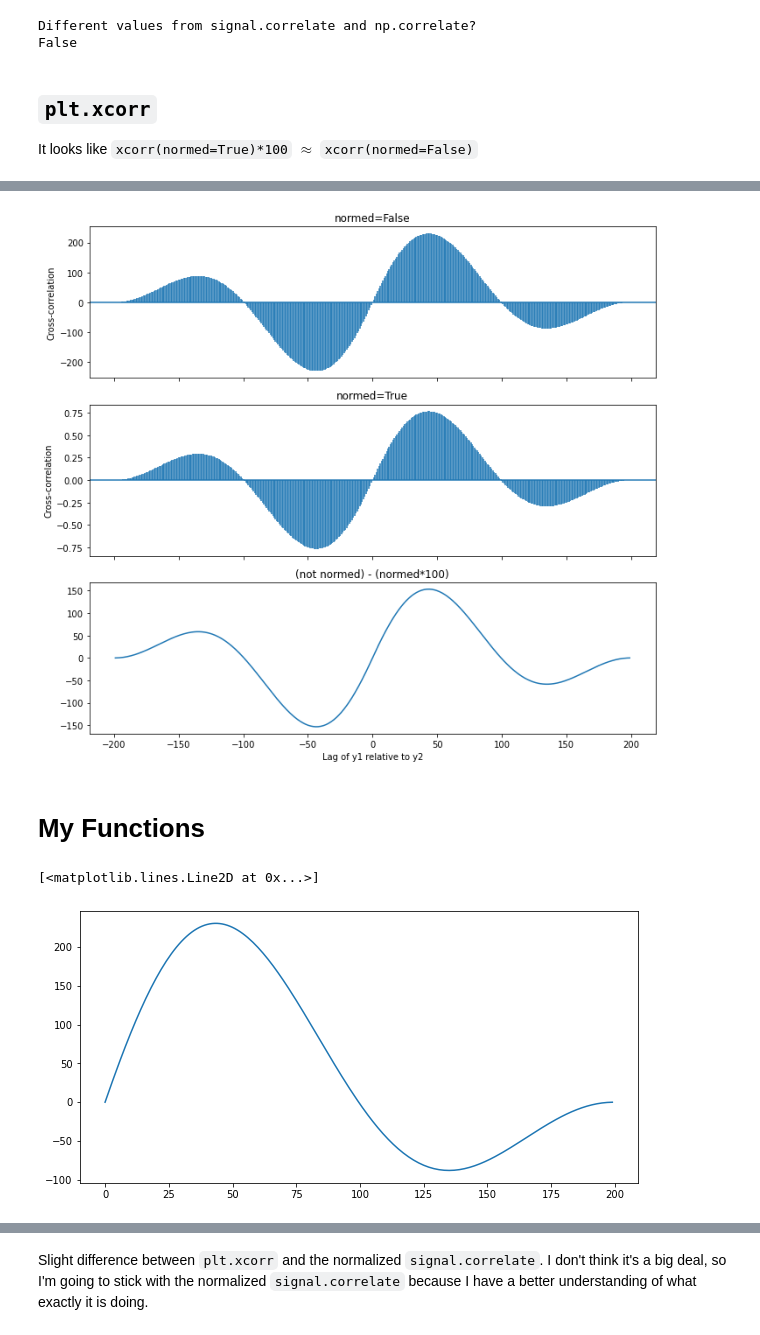
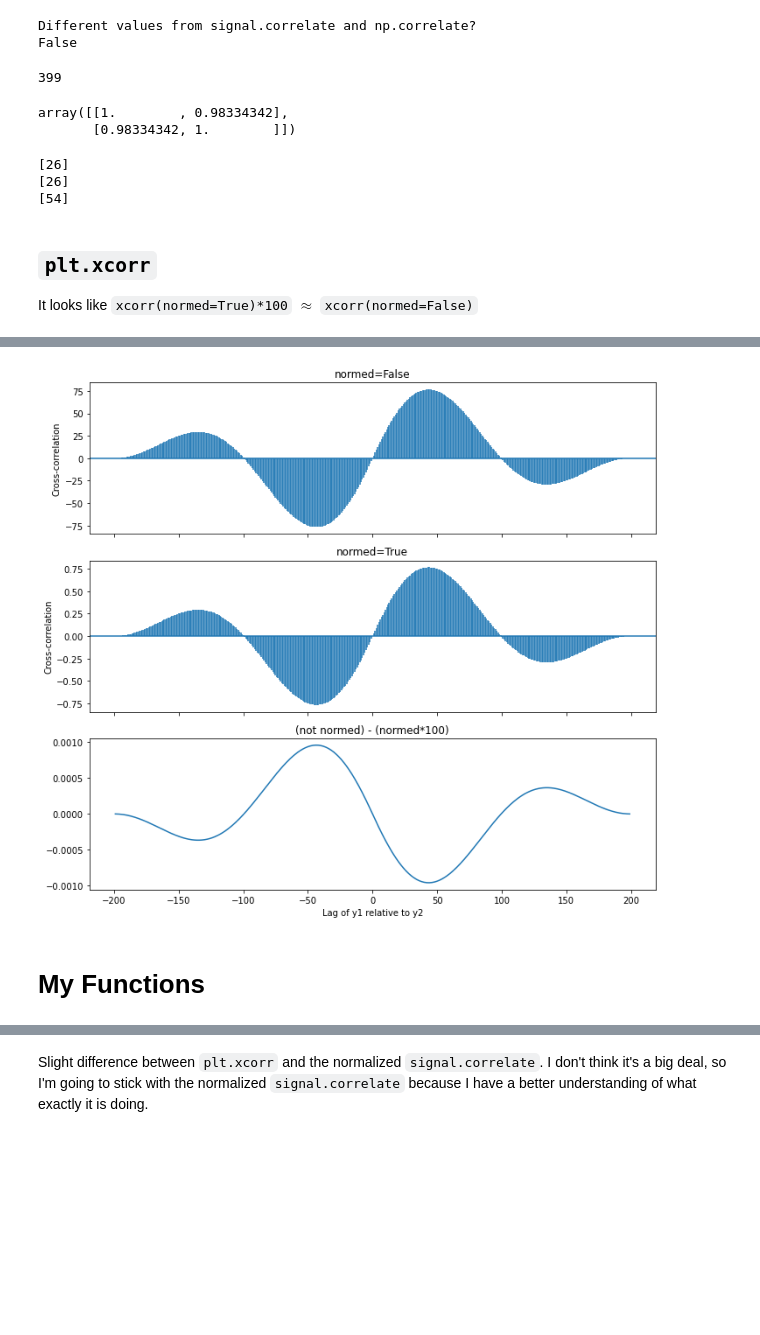
Before and after one commit to bbuchovecky/hmei, a Jupyter notebook: notebooks/correlation_analysis.ipynb, the cells around one changed output, grey strips where cells are left out. Drawn from its saved outputs; the diff is of its cells as text; code cells hidden in the pictures; blank space fills up the shorter version.

```diff
--- a/notebooks/correlation_analysis.ipynb
+++ b/notebooks/correlation_analysis.ipynb
@@ -115,11 +116,52 @@ print(False in (signal.correlate(y1, y2, mode='full') == np.correlate(y1, y2, mo
 # %% [output]
 Different values from signal.correlate and np.correlate?
 False
+# %%
+y1 = np.sin(np.linspace(0,np.pi*2,200))
+y2 = np.cos(np.linspace(0,np.pi*2,200))
+
+corrcoef_arr = np.zeros(2*len(y1)-1)
+
+for (i,icorr) in zip(range(-len(y1)+1,len(y1),1), range(len(corrcoef_arr))):
+    mask = np.where(y2)
+    shifted =
+
+    corrcoef_arr[icorr] =
+# %% [output]
+399
+# %%
+x = np.array([0,1,2,3,4,5])
+skip = 2
+
+shifted = np.array([])
+
+for i in range(skip):
+    shifted = np.append(shifted, 0)
+
+shifted = np.append(shifted, x[skip:])
+
+np.corrcoef(shifted, x)
+# %% [output]
+array([[1.        , 0.98334342],
+       [0.98334342, 1.        ]])
+# %%
+x1 = np.array([0,1,2,3])
+x2 = np.array([1,2,3,4])
+x3 = np.array([2,3,4,5])
+t = np.array([2,3,4,5])
+
+print(np.correlate(t,x1))
+print(np.correlate(t,x1))
+print(np.correlate(t,x3))
+# %% [output]
+[26]
+[26]
+[54]
 # %% [markdown]
 ## `plt.xcorr`
 It looks like `xcorr(normed=True)*100` $\approx$ `xcorr(normed=False)`
 # %%
-y1 = np.sin(np.linspace(0,np.pi*2,200)) * 3
+y1 = np.sin(np.linspace(0,np.pi*2,200))
 y2 = np.cos(np.linspace(0,np.pi*2,200))
 
 ## matplotlib version of xcorr() which uses numpy.correlate(mode='full')
@@ -158,8 +200,8 @@ max = 0.7672490447748668
 argmax = 242
 size = 399
 
 (-218.9, 218.9)
-[figure, old version]
+[figure, new version]
 # %% [markdown]
 # My Functions
 # %%
@@ -213,8 +223,0 @@ def xcorr(y1, y2, max_lag=None, direction=None, normed=True):
-# %%
-xcorr_arr, lags = xcorr(y1, y2, normed=False, max_lag=200, direction='lag')
-
-fig,ax = plt.subplots(figsize=(10,5))
-ax.plot(lags, xcorr_arr)
-# %% [output]
-[<matplotlib.lines.Line2D at 0x...>]
-[figure, removed]
```
Also changed, not shown: parts of 17 cells of this notebook, 2 other files.
